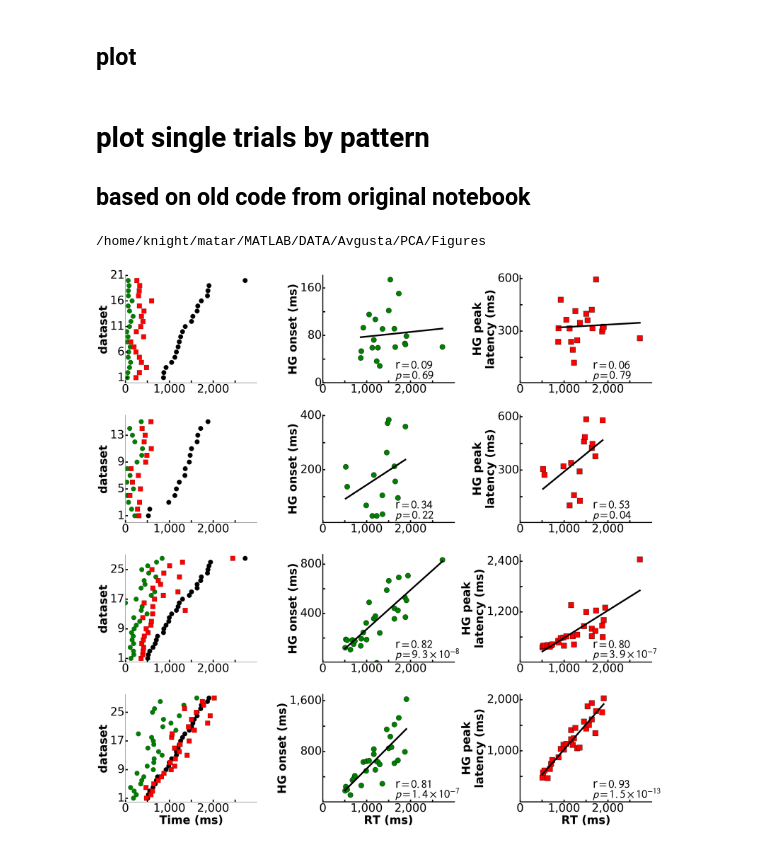
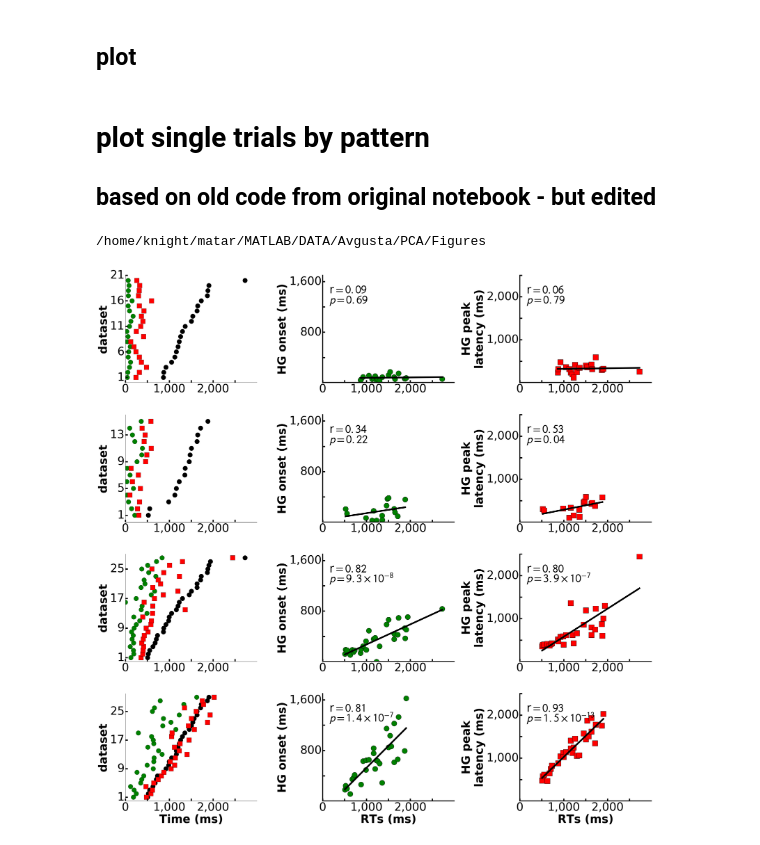
Before and after one commit to matarhaller/ECOGpy, a Jupyter notebook: notebooks/for_paper/singletrial_latency_onset_plots_ROI_and_patterns.ipynb, the cells around one changed output. Saved outputs shown, nothing was run; the diff lists cells and outputs as text; code cells hidden in the pictures.

Commit message:
figures

```diff
--- a/notebooks/for_paper/singletrial_latency_onset_plots_ROI_and_patterns.ipynb
+++ b/notebooks/for_paper/singletrial_latency_onset_plots_ROI_and_patterns.ipynb
@@ -279,6 +318,7 @@ for i, r in enumerate(['sensory', 'PFC', 'motor']):
         ax[i,a].set_ylim(bottom=5)
         ax[i,a].get_xaxis().set_major_formatter(matplotlib.ticker.FuncFormatter(lambda x, p: format(int(x), ',')))
         ax[i,a].get_yaxis().set_major_formatter(matplotlib.ticker.FuncFormatter(lambda x, p: format(int(x), ',')))
+        ax[-1,a].set_xlabel('RTs (ms)', weight = 'bold', fontsize = 48)
 
 f.subplots_adjust(wspace = 0.5)
 f.subplots_adjust(hspace = 0.3)
@@ -293,0 +336,18 @@ filename
+# %%
+filename = os.path.join(SJdir, 'PCA', 'csvs_FINAL', 'mean_traces_all_subjs_dropSR.csv')
+df = pd.read_csv(filename)
+
+df_sorted = df_lats.iloc[df_lats.index.get_level_values('region') == r].sort_values(by = [('RT_median','mean')])
+num_datasets = df_sorted.shape[0]
+
+onsets = df_sorted['start_idx']['mean'].values.squeeze()
+rts = df_sorted.RT_median.values.squeeze()
+lats = df_sorted.lat['mean'].values.squeeze()
+
+
+df_sorted = df.groupby(['subj','task', 'pattern'])[['RTs_median','start_idx','end_idx','lats_semi_static', 'lats']].mean()
+
+dfmean = df_sorted.reset_index().groupby('pattern').mean()
+dfsem = df_sorted.reset_index().groupby('pattern').sem()
+
+pd.DataFrame([dfmean['end_idx'], dfsem['end_idx']])
@@ -415,7 +572,7 @@ filename = os.path.join(SJdir, 'PCA', 'ShadePlots_hclust', 'elecs', 'significanc
 df_lats = pd.read_csv(filename)
 # %% [markdown]
 # plot single trials by pattern
-## based on old code from original notebook
+## based on old code from original notebook - but edited
 # %%
 #'single trial' plot for all datasets for pattern - on a fixed window (stim onset to max RT + 500)
 
@@ -487,9 +644,6 @@ for i, pattern in enumerate(elec_types):
     ax[i,1].scatter(rts, onsets, marker = 'o', s = 500, facecolor = 'g')
     R, p = stats.pearsonr(onsets, rts)
 
-#     if i < 3: #pad axes so aligned
-#         ax[i,1].set_ylabel('HG onset (ms)', weight = 'bold', fontsize = 48, labelpad = 50)
-#     else:
     ax[i,1].set_ylabel('HG onset (ms)', weight = 'bold', fontsize = 48)
 
     A = np.vstack([rts,np.ones(len(rts))]).T
@@ -497,21 +651,18 @@ for i, pattern in enumerate(elec_types):
     ax[i,1].plot(rts,rts*m+c, color = 'k', linewidth = 7)
 
     if p > 0.0001:
-        ax[i,1].text(0.55, 0.11, r"r$ = {%.2f}$" %(R), transform = ax[i,1].transAxes, verticalalignment = 'bottom', horizontalalignment = 'left', fontsize = 48)
-        ax[i,1].text(0.55, 0.01, r"$p = {%.2f}$" %(p), transform = ax[i,1].transAxes, verticalalignment = 'bottom', horizontalalignment = 'left', fontsize = 48)
+        ax[i,1].text(0.05, 0.81, r"r$ = {%.2f}$" %(R), transform = ax[i,1].transAxes, verticalalignment = 'bottom', horizontalalignment = 'left', fontsize = 48)
+        ax[i,1].text(0.05, 0.71, r"$p = {%.2f}$" %(p), transform = ax[i,1].transAxes, verticalalignment = 'bottom', horizontalalignment = 'left', fontsize = 48)
     else:
         #ax[i,2].text(0.55, 0.01, r"r$ = {%.2f}$" '\n' r"$p = $%s" %(R, sci_notation(p)), transform = ax[i,2].transAxes, verticalalignment = 'bottom', horizontalalignment = 'left', fontsize = 48)
-        ax[i,1].text(0.55, 0.11, r"r$ = {%.2f}$" %(R), transform = ax[i,1].transAxes, verticalalignment = 'bottom', horizontalalignment = 'left', fontsize = 48)
-        ax[i,1].text(0.55, 0.01, r"$p = $%s" %(sci_notation(p)), transform = ax[i,1].transAxes, verticalalignment = 'bottom', horizontalalignment = 'left', fontsize = 48)
+        ax[i,1].text(0.05, 0.81, r"r$ = {%.2f}$" %(R), transform = ax[i,1].transAxes, verticalalignment = 'bottom', horizontalalignment = 'left', fontsize = 48)
+        ax[i,1].text(0.05, 0.71, r"$p = $%s" %(sci_notation(p)), transform = ax[i,1].transAxes, verticalalignment = 'bottom', horizontalalignment = 'left', fontsize = 48)
 
-    ax[0,1].set_ylim(ymin = 0) #hardcoded because of zero onset
+    ax[i,1].set_ylim([0, 1700])
 
     #scatterplots - latencies
     ax[i,2].scatter(rts, lats, marker = 's', s = 500, facecolor = 'r')
     R, p = stats.pearsonr(lats, rts)
-#     if i < 2:
-#         ax[i,2].set_ylabel('HG peak\nlatency (ms)',weight = 'bold', fontsize = 48, labelpad = 50)
-#     else:
     ax[i,2].set_ylabel('HG peak\nlatency (ms)',weight = 'bold', fontsize = 48)
 
 
@@ -520,47 +671,49 @@ for i, pattern in enumerate(elec_types):
     ax[i,2].plot(rts,rts*m+c, color = 'k', linewidth = 7, label = 'r = %.2f\np = %.3f' %(R, p))
 
     if p > 0.0001:
-        ax[i,2].text(0.55, 0.11, r"r$ = {%.2f}$" %(R), transform = ax[i,2].transAxes, verticalalignment = 'bottom', horizontalalignment = 'left', fontsize = 48)
-        ax[i,2].text(0.55, 0.01, r"$p = {%.2f}$" %(p), transform = ax[i,2].transAxes, verticalalignment = 'bottom', horizontalalignment = 'left', fontsize = 48)
+        ax[i,2].text(0.05, 0.81, r"r$ = {%.2f}$" %(R), transform = ax[i,2].transAxes, verticalalignment = 'bottom', horizontalalignment = 'left', fontsize = 48)
+        ax[i,2].text(0.05, 0.71, r"$p = {%.2f}$" %(p), transform = ax[i,2].transAxes, verticalalignment = 'bottom', horizontalalignment = 'left', fontsize = 48)
     else:
         #ax[i,2].text(0.55, 0.01, r"r$ = {%.2f}$" '\n' r"$p = $%s" %(R, sci_notation(p)), transform = ax[i,2].transAxes, verticalalignment = 'bottom', horizontalalignment = 'left', fontsize = 48)
-        ax[i,2].text(0.55, 0.11, r"r$ = {%.2f}$" %(R), transform = ax[i,2].transAxes, verticalalignment = 'bottom', horizontalalignment = 'left', fontsize = 48)
-        ax[i,2].text(0.55, 0.01, r"$p = $%s" %(sci_notation(p)), transform = ax[i,2].transAxes, verticalalignment = 'bottom', horizontalalignment = 'left', fontsize = 48)
+        ax[i,2].text(0.05, 0.81, r"r$ = {%.2f}$" %(R), transform = ax[i,2].transAxes, verticalalignment = 'bottom', horizontalalignment = 'left', fontsize = 48)
+        ax[i,2].text(0.05, 0.71, r"$p = $%s" %(sci_notation(p)), transform = ax[i,2].transAxes, verticalalignment = 'bottom', horizontalalignment = 'left', fontsize = 48)
 
+    ax[i,2].set_ylim([0, 2500])
 
     for a in range(1,3):
         ax[i,a].patch.set_facecolor('white')
-        ax[i,a].autoscale(tight=True)
+        #ax[i,a].autoscale(tight=True)
         ax[i,a].spines['top'].set_visible(False)
         ax[i,a].spines['right'].set_visible(False)
         ax[i,a].spines['bottom'].set_linewidth(4)
         ax[i,a].spines['left'].set_linewidth(4)
         ax[i,a].get_xaxis().tick_bottom()
         ax[i,a].get_yaxis().tick_left()
         ax[i,a].xaxis.set_tick_params(labelsize = 48, length = 10, width = 5)
         ax[i,a].yaxis.set_tick_params(labelsize = 48, length = 10, width = 5)
         ax[i,a].set_xlim([0, 3000])
         ax[i,a].tick_params( axis='both', which = 'both', top = 'off', bottom = 'on', right = 'off', left = 'on')
         ax[i,a].spines['bottom'].set_bounds(0, 3000)
         ax[i,a].set_xticks(np.arange(0, 3000, 500))
         ax[i,a].yaxis.set_major_locator(MaxNLocator(nbins=5)) # with 3 bins you will have 4 ticks
         ax[3,a].set_xlabel('RT (ms)',weight = 'bold', fontsize = 48)
         plt.setp(ax[i,a].get_xticklabels()[1::2], visible=False)
         plt.setp(ax[i,a].get_yticklabels()[1::2], visible=False)
         ax[i,a].set_ylim(bottom=5)
         ax[i,a].get_xaxis().set_major_formatter(matplotlib.ticker.FuncFormatter(lambda x, p: format(int(x), ',')))
         ax[i,a].get_yaxis().set_major_formatter(matplotlib.ticker.FuncFormatter(lambda x, p: format(int(x), ',')))
+        ax[-1,a].set_xlabel('RTs (ms)', weight = 'bold', fontsize = 48)
 f.subplots_adjust(wspace = 0.5)
 f.subplots_adjust(hspace = 0.3)
 
 
 filename = os.path.join(savedir, 'singletrials_and_correlations_onsets_and_latencies_ALL_pvals_commas_plus1_withticks.png')
 f.savefig(filename, bbox_inches='tight', dpi = 150)
 
 
 print savedir
 # %% [output]
 /home/knight/matar/MATLAB/DATA/Avgusta/PCA/Figures
-[figure, old version]
+[figure, new version]
 # %%
 df_lats
```
Also changed, not shown: parts of 13 cells of this notebook.
